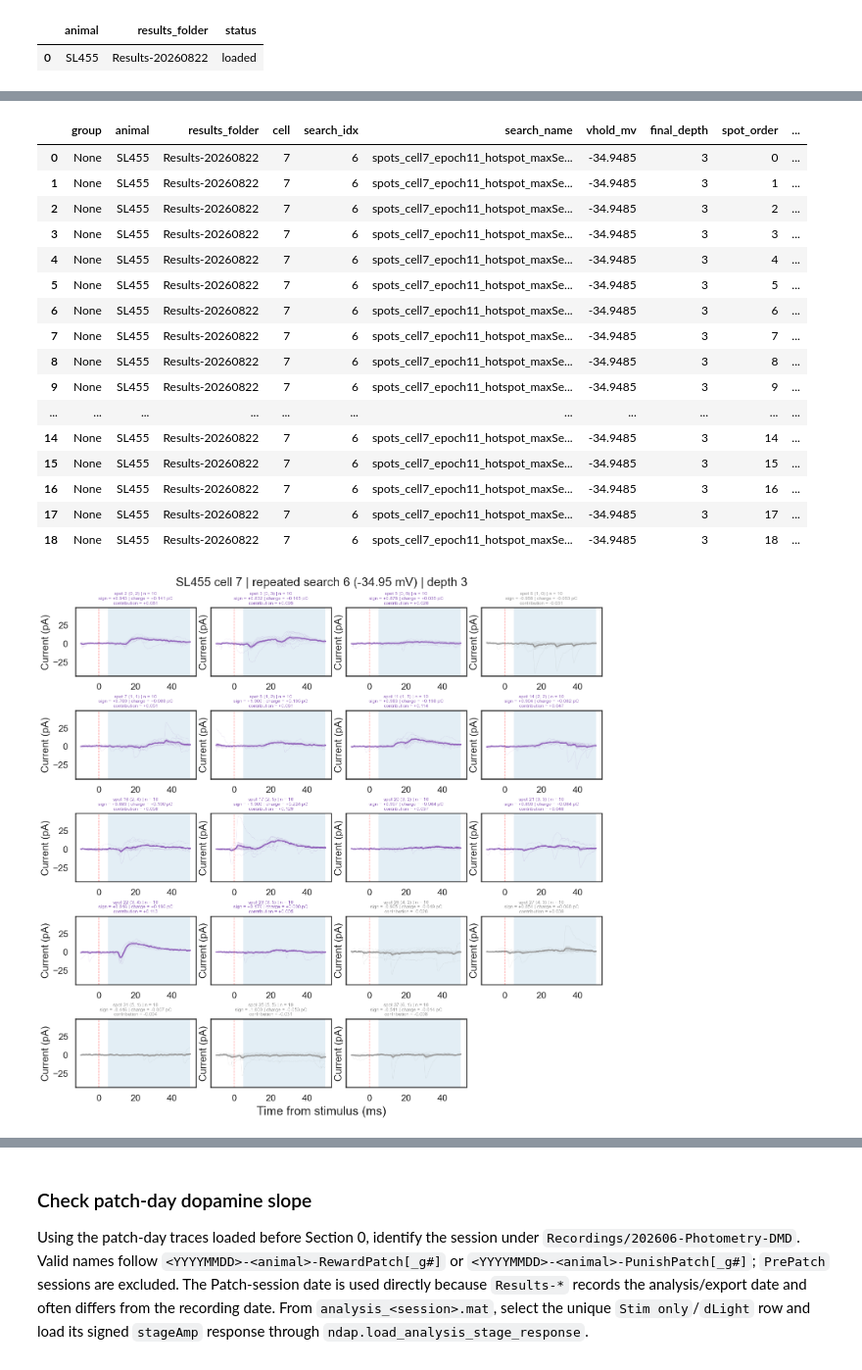
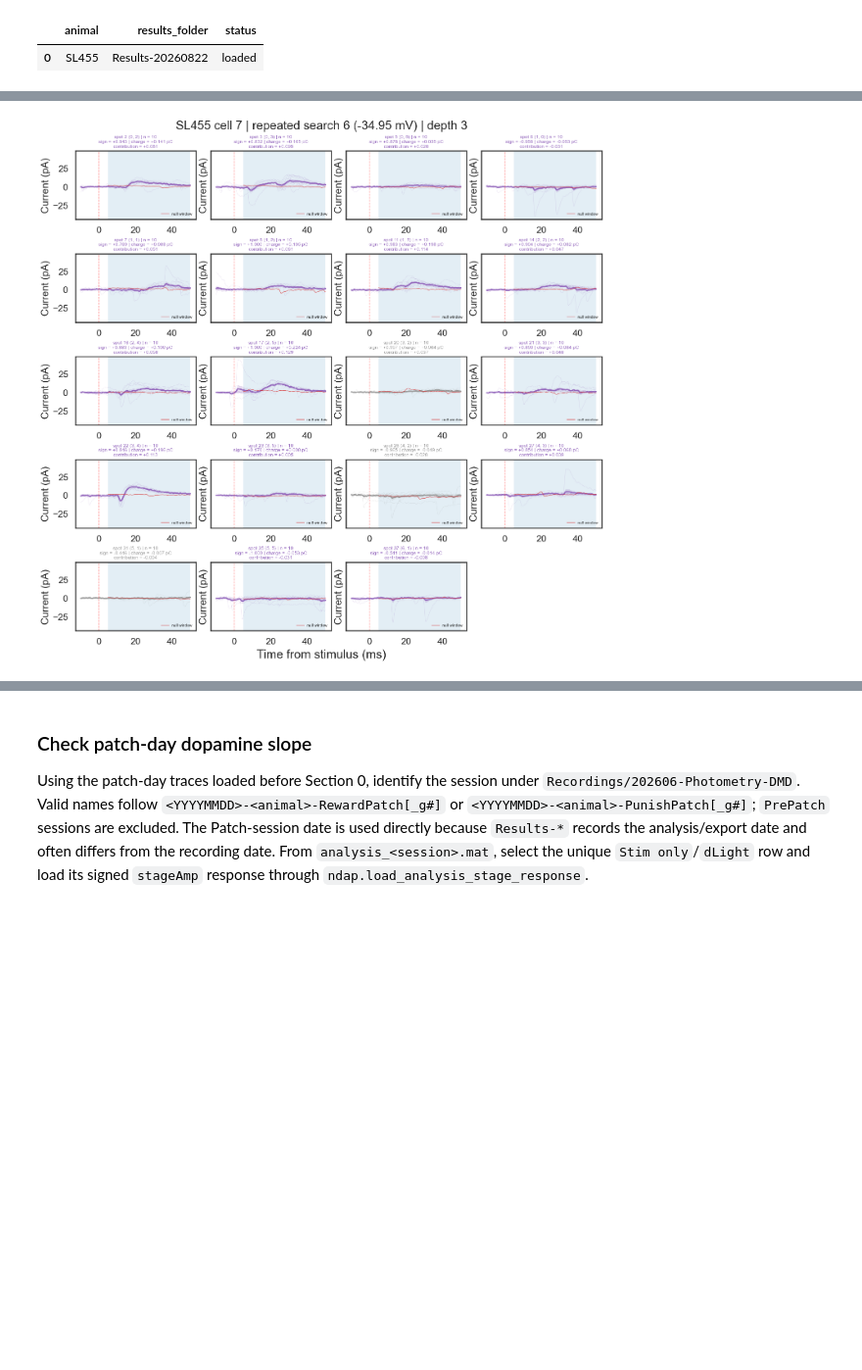
Before and after one commit to shunnnli/pyNeuroDAP, a Jupyter notebook: notebooks/Shun_dmd_analysis.ipynb, the cells around one changed output, grey strips where cells are left out. Shown at 98% size. Drawn from its saved outputs; the diff is of its cells as text; code cells hidden in the pictures; blank space fills up the shorter version.

Commit message:
only charge excess

```diff
--- a/notebooks/Shun_dmd_analysis.ipynb
+++ b/notebooks/Shun_dmd_analysis.ipynb
@@ -107,6 +107,8 @@ HOTSPOT_CRITERIA = {
 # every comparison within-spot.
 DETECTION_WINDOW_MS = HOTSPOT_AUC_WINDOW_MS  # Response window, all 3 metrics.
 DETECTION_CONTROL_GAP_MS = 5.0    # Dead time before the first control window.
+DETECTION_BOOTSTRAP = 200         # Sweep resamples behind charge_excess_z.
+DETECTION_RANDOM_STATE = 2626     # Fixed, so the z is reproducible.
 DETECTION_MIN_CHARGE_Z = 0.0      # Charge excess a hotspot must clear.
 RELIABILITY_MIN_SWEEPS = 5        # Below this the correlation is too noisy.
 RELIABILITY_FISHER = True         # Average pairwise r through arctanh.
@@ -2290,33 +2492,26 @@ plt.show()
 # %%
+# spot_range = [433, 434, 435, 436, 440, 689, 87]
+spot_range = None
+
+# columns = ["spot_idx", *DETECTION_COLUMNS, "is_hotspot"]
+# display(example_detection_df.loc[
+#     example_detection_df["spot_idx"].isin(spot_range), columns
+# ])
+
 test_hotspot_metrics_df, test_analysis_log_df, test_figures = run_accuracy_check(
     accuracy_dataset_cache,
     ACCURACY_CELL_ID,
     sign_mode=HOTSPOT_SIGN_MODE,
     auc_window_ms=HOTSPOT_AUC_WINDOW_MS,
     share_y=True,
     verdicts=verdict_marks(example_detection_df),
+    spot_range=spot_range,
+    plot_null=True
 )
 
-if test_hotspot_metrics_df.empty:
-    print("No valid hotspots were available to plot for the accuracy check. Potentially because DEPTH_CHOICE is None.")
-else:
-    display(test_hotspot_metrics_df)
+# if test_hotspot_metrics_df.empty:
+#     print("No valid hotspots were available to plot for the accuracy check. Potentially because DEPTH_CHOICE is None.")
+# else:
+#     display(test_hotspot_metrics_df)
 # %% [output]
-|  | group | animal | results_folder | cell | search_idx | search_name | vhold_mv | final_depth | spot_order | ... |
-| 0 | None | SL455 | Results-20260822 | 7 | 6 | spots_cell7_epoch11_hotspot_maxSe... | -34.9485 | 3 | 0 | ... |
-| 1 | None | SL455 | Results-20260822 | 7 | 6 | spots_cell7_epoch11_hotspot_maxSe... | -34.9485 | 3 | 1 | ... |
-| 2 | None | SL455 | Results-20260822 | 7 | 6 | spots_cell7_epoch11_hotspot_maxSe... | -34.9485 | 3 | 2 | ... |
-| 3 | None | SL455 | Results-20260822 | 7 | 6 | spots_cell7_epoch11_hotspot_maxSe... | -34.9485 | 3 | 3 | ... |
-| 4 | None | SL455 | Results-20260822 | 7 | 6 | spots_cell7_epoch11_hotspot_maxSe... | -34.9485 | 3 | 4 | ... |
-| 5 | None | SL455 | Results-20260822 | 7 | 6 | spots_cell7_epoch11_hotspot_maxSe... | -34.9485 | 3 | 5 | ... |
-| 6 | None | SL455 | Results-20260822 | 7 | 6 | spots_cell7_epoch11_hotspot_maxSe... | -34.9485 | 3 | 6 | ... |
-| 7 | None | SL455 | Results-20260822 | 7 | 6 | spots_cell7_epoch11_hotspot_maxSe... | -34.9485 | 3 | 7 | ... |
-| 8 | None | SL455 | Results-20260822 | 7 | 6 | spots_cell7_epoch11_hotspot_maxSe... | -34.9485 | 3 | 8 | ... |
-| 9 | None | SL455 | Results-20260822 | 7 | 6 | spots_cell7_epoch11_hotspot_maxSe... | -34.9485 | 3 | 9 | ... |
-| ... | ... | ... | ... | ... | ... | ... | ... | ... | ... | ... |
-| 14 | None | SL455 | Results-20260822 | 7 | 6 | spots_cell7_epoch11_hotspot_maxSe... | -34.9485 | 3 | 14 | ... |
-| 15 | None | SL455 | Results-20260822 | 7 | 6 | spots_cell7_epoch11_hotspot_maxSe... | -34.9485 | 3 | 15 | ... |
-| 16 | None | SL455 | Results-20260822 | 7 | 6 | spots_cell7_epoch11_hotspot_maxSe... | -34.9485 | 3 | 16 | ... |
-| 17 | None | SL455 | Results-20260822 | 7 | 6 | spots_cell7_epoch11_hotspot_maxSe... | -34.9485 | 3 | 17 | ... |
-| 18 | None | SL455 | Results-20260822 | 7 | 6 | spots_cell7_epoch11_hotspot_maxSe... | -34.9485 | 3 | 18 | ... |
-[figure, old version]
+[figure, new version]
```
Also changed, not shown: parts of 19 cells of this notebook.
